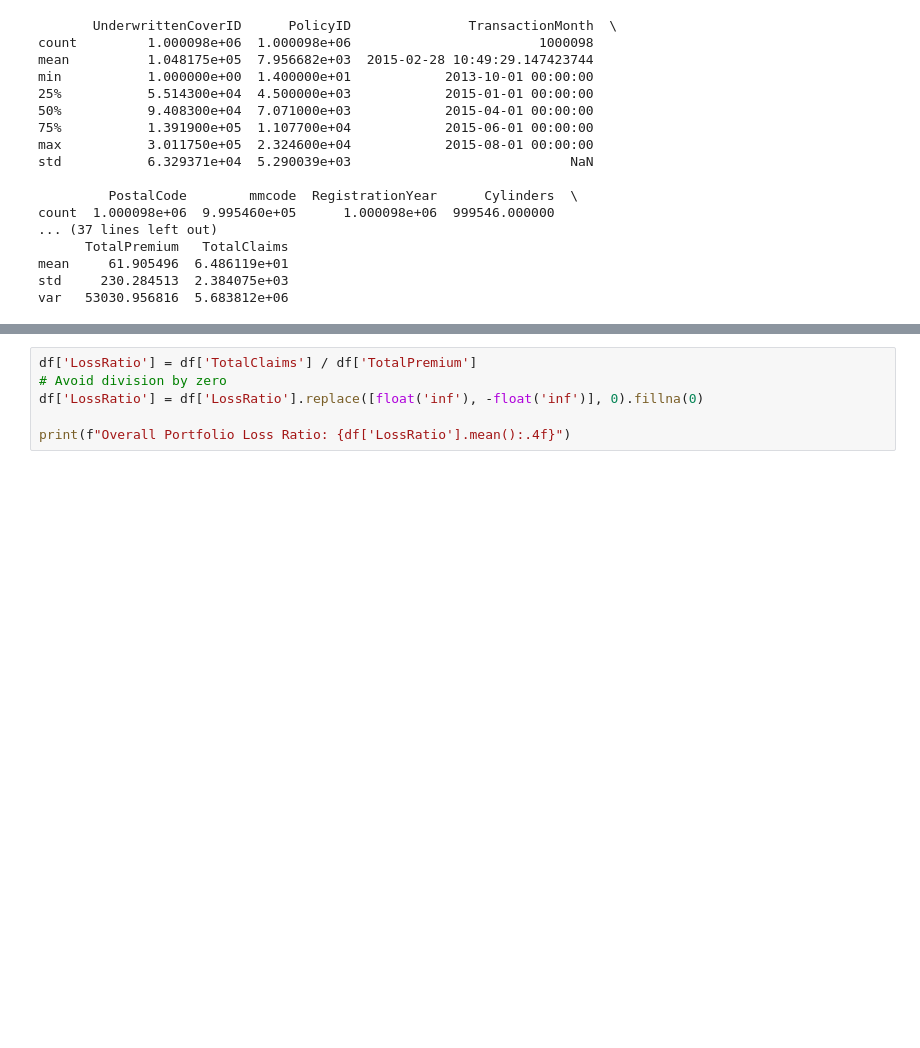
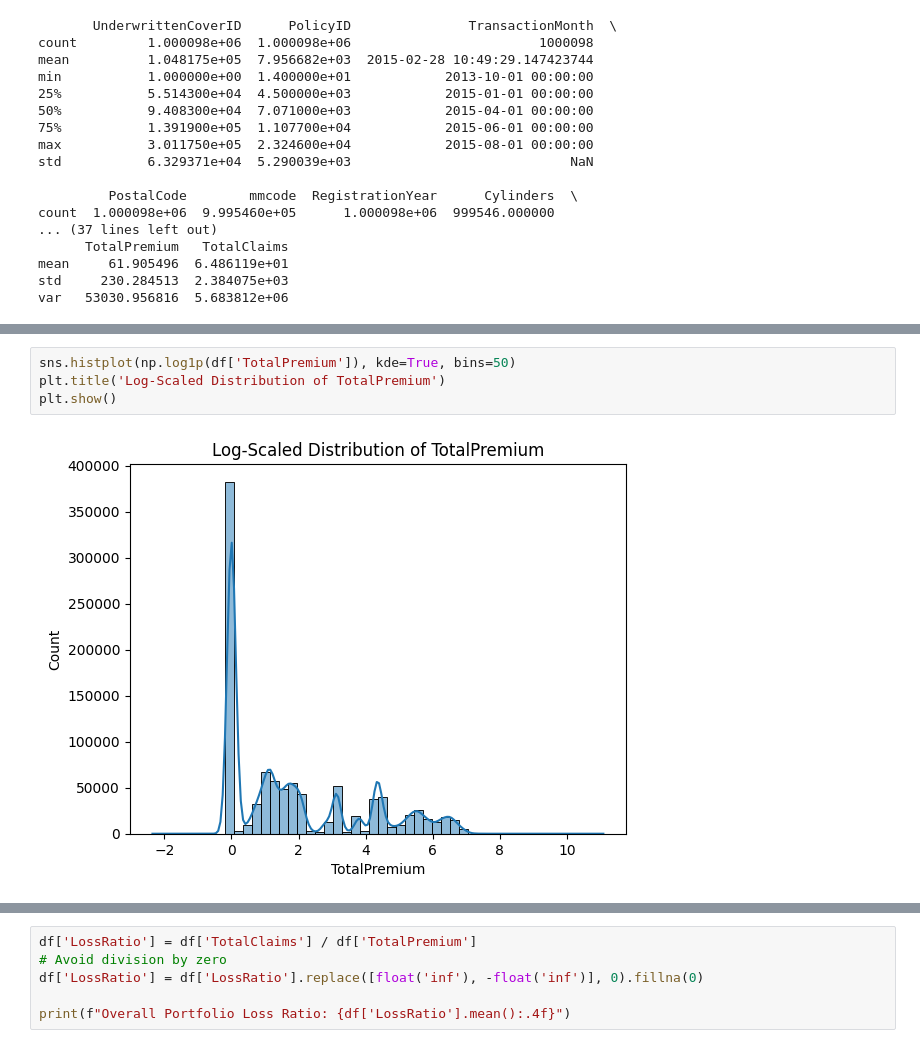
Before and after one commit to kalebab98/acis-insurance-risk-modeling, a Jupyter notebook: notebooks/eda_task1.ipynb, the cells around one changed output, grey strips where cells are left out. Saved outputs shown, nothing was run; the diff lists cells and outputs as text; blank space fills up the shorter version.

```diff
--- a/notebooks/eda_task1.ipynb
+++ b/notebooks/eda_task1.ipynb
@@ -168,0 +201,6 @@ for col in ['Gender', 'VehicleType', 'CoverType']:
+# %%
+sns.histplot(np.log1p(df['TotalPremium']), kde=True, bins=50)
+plt.title('Log-Scaled Distribution of TotalPremium')
+plt.show()
+# %% [output]
+[figure, added]
```
Also changed, not shown: parts of 19 cells of this notebook.
